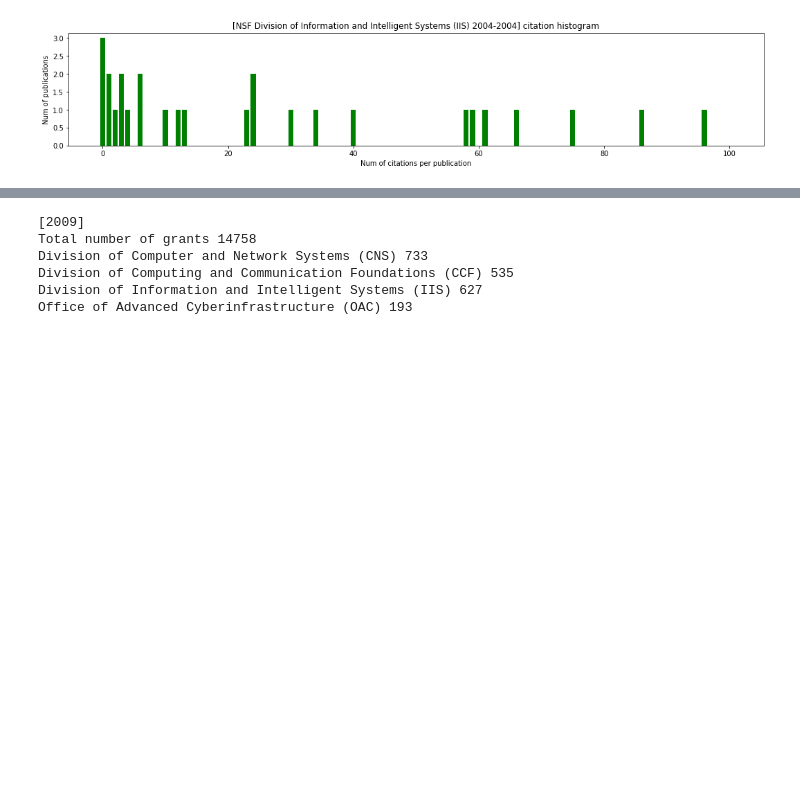
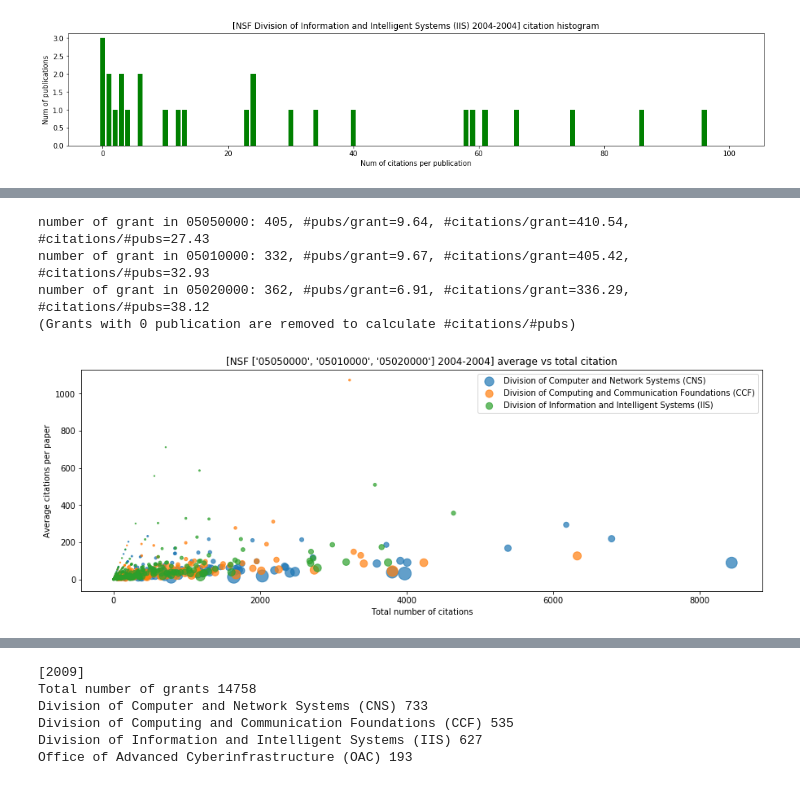
Before and after one commit to shinminjeong/moneymatters, a Jupyter notebook: scripts/NSF CISE stats - num citations vs publications.ipynb, the cells around one changed output, grey strips where cells are left out. Cells and saved outputs as stored; diff of their text form; code cells hidden in the pictures; blank space fills up the shorter version.

```diff
--- a/scripts/NSF CISE stats - num citations vs publications.ipynb
+++ b/scripts/NSF CISE stats - num citations vs publications.ipynb
@@ -151,0 +212,8 @@ Total 1 grants with 30 publications. Average 43.333333333333336 citations from t
+# %%
+plot_avg_total_citation(["05050000", "05010000", "05020000"])
+# %% [output]
+number of grant in 05050000: 405, #pubs/grant=9.64, #citations/grant=410.54, #citations/#pubs=27.43
+number of grant in 05010000: 332, #pubs/grant=9.67, #citations/grant=405.42, #citations/#pubs=32.93
+number of grant in 05020000: 362, #pubs/grant=6.91, #citations/grant=336.29, #citations/#pubs=38.12
+(Grants with 0 publication are removed to calculate #citations/#pubs)
+[figure, added]
```
Also changed, not shown: parts of 9 cells of this notebook.
